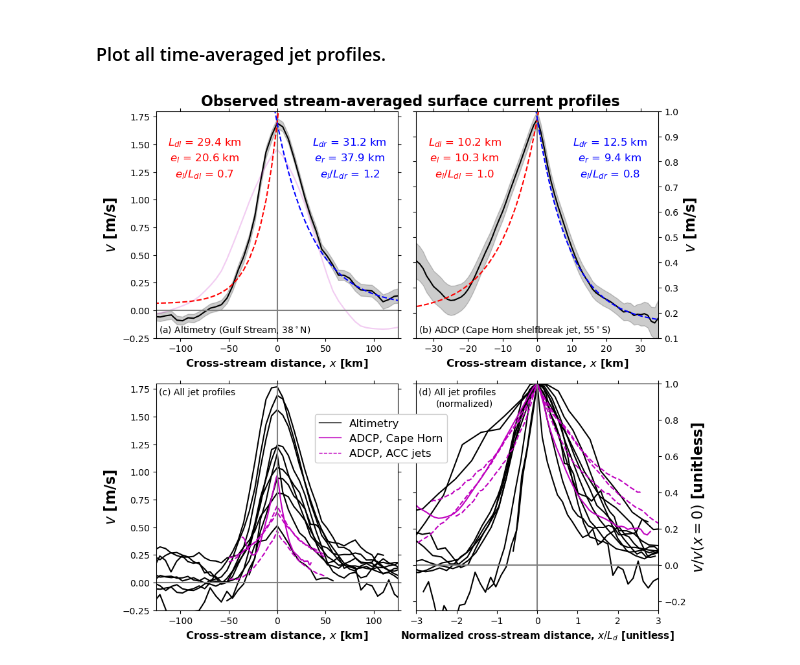
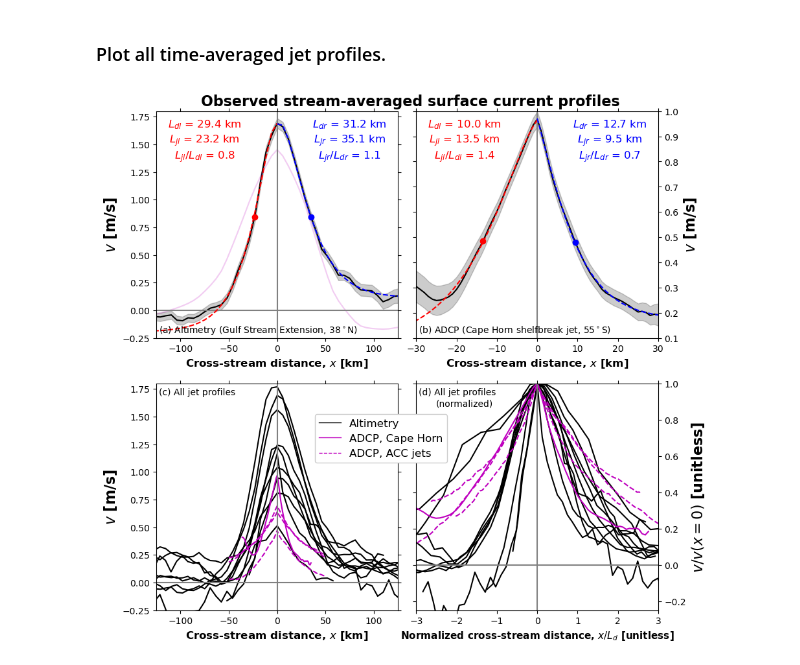
Before and after one commit to apaloczy/SurfaceOceanJets, a Jupyter notebook: plot_figs/fig02/fig02.ipynb, the cells around one changed output. Saved outputs shown, nothing was run; the diff lists cells and outputs as text; code cells hidden in the pictures.

```diff
--- a/plot_figs/fig02/fig02.ipynb
+++ b/plot_figs/fig02/fig02.ipynb
@@ -17,6 +17,7 @@ fnames = ["GulfStream33N", "GulfStream34N", "GulfStream36N", "GulfStream37N", "G
 head_deriv = "../../data/derived/"
 ACCjets = ["SAFjet", "PFjet", "SACCFjet"]
 ADCPjets = ["SAFjet", "PFjet", "SACCFjet", "LMGshfbrk"]
+ufrac = 0.5
 # %%
 Ldls_surf, Ldrs_surf, Ljls, Ljrs, xss, uss, fs, cols, linestyles = [], [], [], [], [], [], [], [], []
 LjonLdls, LjonLdrs = [], []
@@ -56,15 +57,15 @@ ax1, ax2 = ax[0]
 ax3, ax4 = ax[1]
 xlabel = "Cross-stream distance, $x$ [km]"
 
-# (a) Gulf Stream jet example.
-d = np.load(head_deriv + "GulfStream38N.npz")
+# (a) Gulf Stream Extension jet example.
+d = np.load(head_deriv + "GulfStream38N.npz", allow_pickle=True)
 xs = d["x"]
 us = d["us"]
 Ldlsurf, Ldrsurf = d["Ldlsurf"], d["Ldrsurf"]
 Ldlflat, Ldrflat = d["Ldlflat"], d["Ldrflat"]
-Ljl, Ljr = d["Ljl"], d["Ljr"]
-ypl = d["ypl"]
-ypr = d["ypr"]
+Ljl, Ljr = d["Ljlufrac"].flatten()[0][ufrac], d["Ljrufrac"].flatten()[0][ufrac]
+xpl, ypl = d["xpl"], d["ypl"]
+xpr, ypr = d["xpr"], d["ypr"]
 vADT = d["vADT"]
 
 CL95l, CL95u = d["CL95l"], d["CL95u"]
@@ -77,30 +78,39 @@ ax1.fill_between(xs, CL95l, CL95u, color="k", alpha=0.2)
 ax1.axhline(color="gray", linestyle="solid")
 ax1.axvline(color="gray", linestyle="solid")
 
-dyt = 0.1
+xsmin = -np.maximum(-xs[0], xs[-1])
+xsaux = np.linspace(xsmin, 0, num=1000)
+xsaux = np.hstack((xsaux, np.flipud(-xsaux)[1:]))
+usaux = np.interp(xsaux, xs, us, left=np.nan, right=np.nan)
+
+usl = usaux[near(xsaux, Ljl, return_index=True)]
+usr = usaux[near(xsaux, Ljr, return_index=True)]
+ax1.plot(Ljl, usl, marker="o", ms=6, mfc="r", mec="r")
+ax1.plot(Ljr, usr, marker="o", ms=6, mfc="b", mec="b")
+Ljl = -Ljl # For text annotation.
+
+dyt = 0.18
 ax1.text(0.2, 0.75+dyt, "$L_{dl}$ = %.1f km"%Ldlsurf, fontsize=12, transform=ax1.transAxes, ha="center", color=cl)
 ax1.text(0.8, 0.75+dyt, "$L_{dr}$ = %.1f km"%Ldrsurf, fontsize=12, transform=ax1.transAxes, ha="center", color=cr)
-ax1.plot(xs, ypl, cl2)
-ax1.plot(xs, ypr, cr2)
-ax1.text(0.2, 0.68+dyt, "$e_l$ = %.1f km"%Ljl, fontsize=12, transform=ax1.transAxes, ha="center", color=cl)
-ax1.text(0.8, 0.68+dyt, "$e_r$ = %.1f km"%Ljr, fontsize=12, transform=ax1.transAxes, ha="center", color=cr)
-ax1.text(0.2, 0.61+dyt, "$e_l/L_{dl}$ = %.1f"%(Ljl/Ldlsurf), fontsize=12, transform=ax1.transAxes, ha="center", color=cl)
-ax1.text(0.8, 0.61+dyt, "$e_l/L_{dr}$ = %.1f"%(Ljr/Ldrsurf), fontsize=12, transform=ax1.transAxes, ha="center", color=cr)
+ax1.plot(xpl, ypl, cl2)
+ax1.plot(xpr, ypr, cr2)
+ax1.text(0.2, 0.68+dyt, "$L_{jl}$ = %.1f km"%Ljl, fontsize=12, transform=ax1.transAxes, ha="center", color=cl)
+ax1.text(0.8, 0.68+dyt, "$L_{jr}$ = %.1f km"%Ljr, fontsize=12, transform=ax1.transAxes, ha="center", color=cr)
+ax1.text(0.2, 0.61+dyt, "$L_{jl}/L_{dl}$ = %.1f"%(Ljl/Ldlsurf), fontsize=12, transform=ax1.transAxes, ha="center", color=cl)
+ax1.text(0.8, 0.61+dyt, "$L_{jr}/L_{dr}$ = %.1f"%(Ljr/Ldrsurf), fontsize=12, transform=ax1.transAxes, ha="center", color=cr)
 
 ax1.set_xlabel(xlabel, fontsize=12, fontweight="black")
 ax1.set_ylabel("$v$ [m/s]", fontsize=16, fontweight="black")
 
 # (b) Shipboard jet example.
-d = np.load(head_deriv + "LMGshfbrk.npz")
-yplfit = d["ypl"]
-yprfit = d["ypr"]
+d = np.load(head_deriv + "LMGshfbrk.npz", allow_pickle=True)
 xs = d["x"]
 us = d["us"]
 Ldlsurf, Ldrsurf = d["Ldlsurf"], d["Ldrsurf"]
 Ldlflat, Ldrflat = d["Ldlflat"], d["Ldrflat"]
-Ljl, Ljr = d["Ljl"], d["Ljr"]
-ypl = d["ypl"]
-ypr = d["ypr"]
+Ljl, Ljr = d["Ljlufrac"].flatten()[0][ufrac], d["Ljrufrac"].flatten()[0][ufrac]
+xpl, ypl = d["xpl"], d["ypl"]
+xpr, ypr = d["xpr"], d["ypr"]
 CL95l, CL95u = d["CL95l"], d["CL95u"]
 
 ax2.plot(xs, us, "k")
@@ -108,14 +118,25 @@ ax2.fill_between(xs, CL95l, CL95u, color="k", alpha=0.2)
 ax2.axhline(color="gray", linestyle="solid")
 ax2.axvline(color="gray", linestyle="solid")
 
+xsmin = -np.maximum(-xs[0], xs[-1])
+xsaux = np.linspace(xsmin, 0, num=1000)
+xsaux = np.hstack((xsaux, np.flipud(-xsaux)[1:]))
+usaux = np.interp(xsaux, xs, us, left=np.nan, right=np.nan)
+
+usl = usaux[near(xsaux, Ljl, return_index=True)]
+usr = usaux[near(xsaux, Ljr, return_index=True)]
+ax2.plot(Ljl, usl, marker="o", ms=6, mfc="r", mec="r")
+ax2.plot(Ljr, usr, marker="o", ms=6, mfc="b", mec="b")
+Ljl = -Ljl # For text annotation.
+
 ax2.text(0.2, 0.75+dyt, "$L_{dl}$ = %.1f km"%Ldlsurf, fontsize=12, transform=ax2.transAxes, ha="center", color=cl)
 ax2.text(0.8, 0.75+dyt, "$L_{dr}$ = %.1f km"%Ldrsurf, fontsize=12, transform=ax2.transAxes, ha="center", color=cr)
-ax2.plot(xs, ypl, cl2)
-ax2.plot(xs, ypr, cr2)
-ax2.text(0.2, 0.68+dyt, "$e_l$ = %.1f km"%Ljl, fontsize=12, transform=ax2.transAxes, ha="center", color=cl)
-ax2.text(0.8, 0.68+dyt, "$e_r$ = %.1f km"%Ljr, fontsize=12, transform=ax2.transAxes, ha="center", color=cr)
-ax2.text(0.2, 0.61+dyt, "$e_l/L_{dl}$ = %.1f"%(Ljl/Ldlsurf), fontsize=12, transform=ax2.transAxes, ha="center", color=cl)
-ax2.text(0.8, 0.61+dyt, "$e_l/L_{dr}$ = %.1f"%(Ljr/Ldrsurf), fontsize=12, transform=ax2.transAxes, ha="center", color=cr)
+ax2.plot(xpl, ypl, cl2)
+ax2.plot(xpr, ypr, cr2)
+ax2.text(0.2, 0.68+dyt, "$L_{jl}$ = %.1f km"%Ljl, fontsize=12, transform=ax2.transAxes, ha="center", color=cl)
+ax2.text(0.8, 0.68+dyt, "$L_{jr}$ = %.1f km"%Ljr, fontsize=12, transform=ax2.transAxes, ha="center", color=cr)
+ax2.text(0.2, 0.61+dyt, "$L_{jl}/L_{dl}$ = %.1f"%(Ljl/Ldlsurf), fontsize=12, transform=ax2.transAxes, ha="center", color=cl)
+ax2.text(0.8, 0.61+dyt, "$L_{jr}/L_{dr}$ = %.1f"%(Ljr/Ldrsurf), fontsize=12, transform=ax2.transAxes, ha="center", color=cr)
 
 ax2.set_xlabel(xlabel, fontsize=12, fontweight="black")
 ax2.set_ylabel("$v$ [m/s]", fontsize=16, fontweight="black")
@@ -131,7 +152,7 @@ for xs, us, Ldl, Ldr, Ljl, Ljr, f, col, ls in zip(xss, uss, Ldls_surf, Ldrs_surf
     ax4.plot(xpLd, us_norm, color=col, linestyle=ls)
 
 xclip = 125
-xclip2 = 35
+xclip2 = 30
 minuclip = -0.25
 ax1.set_xlim(-xclip, xclip)
 ax1.set_ylim(minuclip, 1.8)
@@ -146,34 +167,34 @@ ax3.axvline(color="gray", linestyle="solid")
 ax4.axhline(color="gray", linestyle="solid")
 ax4.axvline(color="gray", linestyle="solid")
 ax1.tick_params(bottom=True, top=True, left=True, right=True)
 ax3.tick_params(bottom=True, top=True, left=True, right=True)
 ax2.tick_params(bottom=True, top=True, left=True, right=True, labelleft=False, labelright=True)
 ax4.tick_params(bottom=True, top=True, left=True, right=True, labelleft=False, labelright=True)
 ax2.yaxis.set_label_position("right"); ax4.yaxis.set_label_position("right")
 ax3.set_xlabel(xlabel, fontsize=12, fontweight="black")
 ax3.set_ylabel("$v$ [m/s]", fontsize=16, fontweight="black")
 ax4.set_xlabel("Normalized cross-stream distance, $x/L_d$ [unitless]", fontsize=11, fontweight="black")
 ax4.set_ylabel("$v/v(x=0)$ [unitless]", fontsize=16, fontweight="black")
 
 xd, yd = [np.nan], [np.nan]
 h1 = Line2D(xd, yd, color="k", linestyle="solid", linewidth=1)
 h2 = Line2D(xd, yd, color="m", linestyle="solid", linewidth=1)
 h3 = Line2D(xd, yd, color="m", linestyle="dashed", linewidth=1)
 
 hs = [h1, h2, h3]
 labs = ["Altimetry", "ADCP, Cape Horn", "ADCP, ACC jets"]
 ax4.legend(hs, labs, fontsize=12, frameon=True, framealpha=1, loc=(-0.42, 0.65))
 
 xt, yt, yt2 = 0.01, 0.95, 0.025
-ax1.text(xt, yt2, "(a) Altimetry (Gulf Stream, 38$^\circ$N)", fontsize=10, transform=ax1.transAxes)
+ax1.text(xt, yt2, "(a) Altimetry (Gulf Stream Extension, 38$^\circ$N)", fontsize=10, transform=ax1.transAxes)
 ax2.text(xt, yt2, "(b) ADCP (Cape Horn shelfbreak jet, 55$^\circ$S)", fontsize=10, transform=ax2.transAxes)
 ax3.text(xt, yt, "(c) All jet profiles", fontsize=10, transform=ax3.transAxes)
 ax4.text(xt, yt, "(d) All jet profiles", fontsize=10, transform=ax4.transAxes)
 ax4.text(xt+0.07, yt-0.05, "(normalized)", fontsize=10, transform=ax4.transAxes)
 
 ax1.set_title("Observed stream-averaged surface current profiles", fontsize=16, fontweight="black", x=1.05)
 fig.subplots_adjust(wspace=0.075)
 # %% [output]
-[figure, old version]
+[figure, new version]
 # %%
 fig.savefig("fig02.png", bbox_inches="tight", dpi=150)
```
Also changed, not shown: 22 other files.
